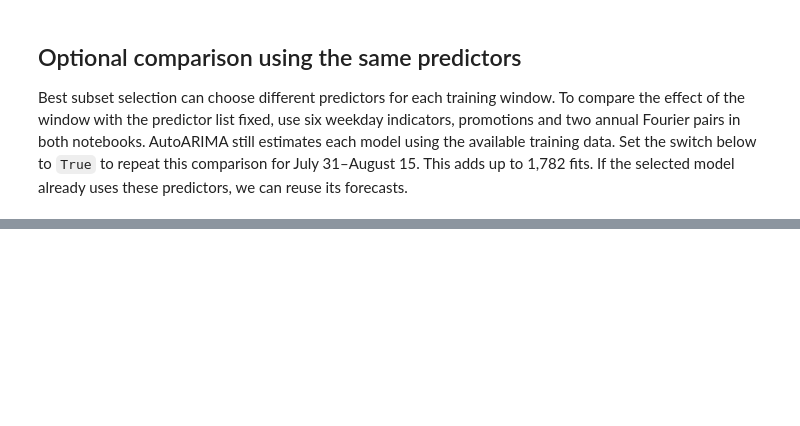
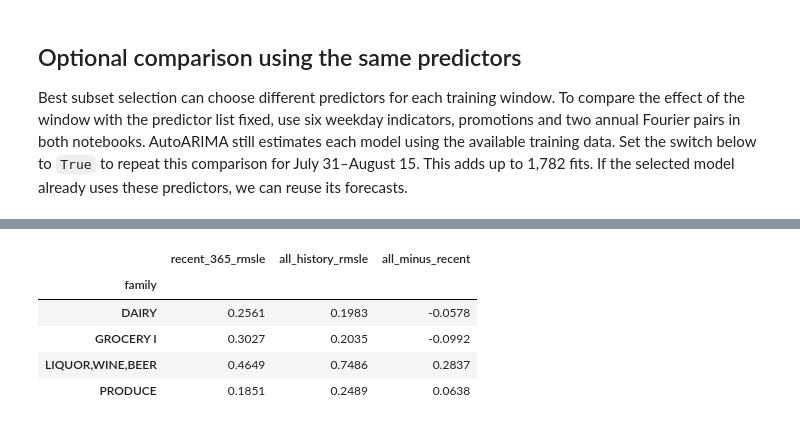
Before and after one commit to jssuedjr/time-series-forecasting, a Jupyter notebook: kaggle_comp/store_sales.ipynb, the cells around one changed output, grey strips where cells are left out. Cells and saved outputs as stored; diff of their text form; code cells hidden in the pictures; blank space fills up the shorter version.

```diff
--- a/kaggle_comp/store_sales.ipynb
+++ b/kaggle_comp/store_sales.ipynb
@@ -480,0 +504,24 @@ else:
+# %%
+if all((folder / "validation_predictions.parquet").is_file() for folder in result_folders.values()):
+    family_scores = {}
+    for window, folder in result_folders.items():
+        forecasts = pd.read_parquet(folder / "validation_predictions.parquet",
+                                    columns=["family", "sales", "pred"])
+        family_scores[window] = {family: bt.rmsle(group.sales, group.pred)
+                                 for family, group in forecasts.groupby("family", observed=True)}
+    by_family = pd.DataFrame(family_scores).rename(
+        columns={"Recent 365 days": "recent_365_rmsle", "All available dates": "all_history_rmsle"})
+    by_family["all_minus_recent"] = by_family.all_history_rmsle - by_family.recent_365_rmsle
+    by_family = by_family.rename_axis("family").sort_index()
+    by_family.to_csv(OUT.parent / "training_window_by_family.csv")
+    examples = ["LIQUOR,WINE,BEER", "PRODUCE", "GROCERY I", "DAIRY"]
+    display(by_family.loc[by_family.index.intersection(examples, sort=False)].round(4))
+else:
+    print("Run the final validation section in both notebooks to compare the families.")
+# %% [output]
+|  | recent_365_rmsle | all_history_rmsle | all_minus_recent |
+| family |  |  |  |
+| DAIRY | 0.2561 | 0.1983 | -0.0578 |
+| GROCERY I | 0.3027 | 0.2035 | -0.0992 |
+| LIQUOR,WINE,BEER | 0.4649 | 0.7486 | 0.2837 |
+| PRODUCE | 0.1851 | 0.2489 | 0.0638 |
```
Also changed, not shown: parts of 6 cells of this notebook.
